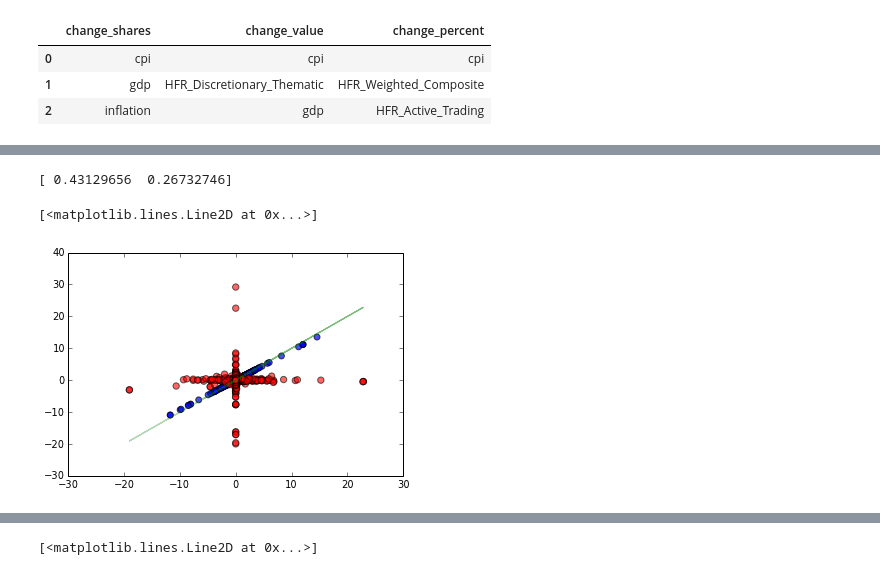
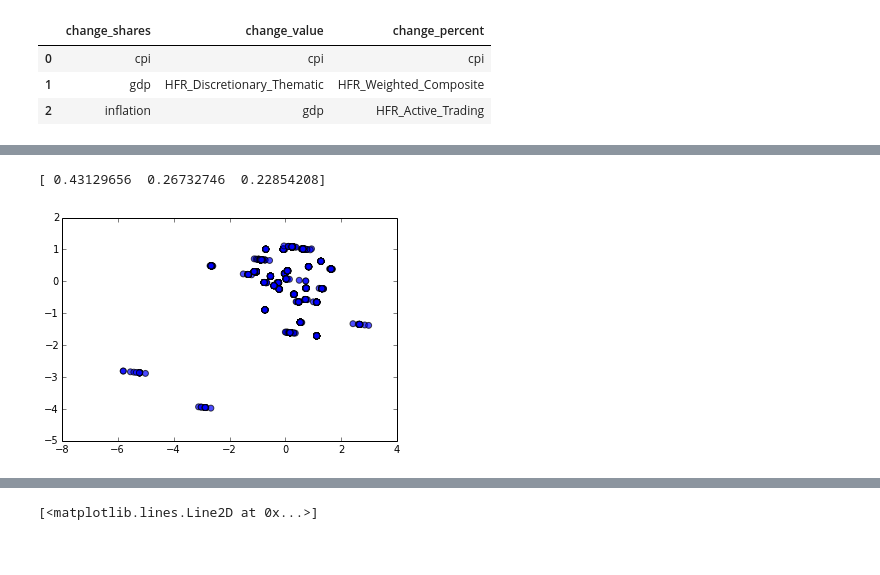
Before and after one commit to bfaviero/109proj, a Jupyter notebook: Introduction and Data Wrangling.ipynb, the cells around one changed output, grey strips where cells are left out. Cells and saved outputs as stored; diff of their text form; code cells hidden in the pictures.

```diff
--- a/Introduction and Data Wrangling.ipynb
+++ b/Introduction and Data Wrangling.ipynb
@@ -442,27 +440,21 @@ plt.scatter(X_HDn['change_shares'].values, X_HDn['change_price'].values,c='r')
 # %%
 # #now run pca analysis
 def pca_wrapper(df, indep_list, dep, num_components):
     pca = PCA(n_components=num_components)
     X_HD=df[indep_list + [dep]]
     X_HD = X_HD.fillna(0)
     X_HDn = X_HD.apply(lambda x: (x - x.mean())/x.std(), axis=0)
     X_vals= np.nan_to_num(X_HDn.values)
     X = pca.fit_transform(X_vals)
-    plt.scatter(X[:, 0], X[:, 1])
     print pca.explained_variance_ratio_
+    X_E = pca.fit_transform(X_vals)
+    X_reconstructed = pca.inverse_transform(X_E)
+    plt.scatter(X_reconstructed[:,0], X_reconstructed[:,1],c='b', s=35, alpha=0.7)
+#     plt.scatter(change_shares_std, change_price_std, s=40, c='r', alpha=0.6)
+#     plt.plot(trains, predicted_train, c='g', alpha=0.3)
+#     plt.plot(tests, predicted_test, c='g', alpha=0.3)
 
-#
-pca_wrapper(smaller_frame, ['cpi', 'gdp', 'inflation'], 'change_shares', 2)
+pca_wrapper(smaller_frame, ['cpi', 'gdp', 'inflation'], 'change_shares', 3)
 # %% [output]
-[ 0.43129656  0.26732746]
+[ 0.43129656  0.26732746  0.22854208]
+[figure, added]
-# %%
-pca1 = PCA(n_components=1) # only keep one dimension!
-X_E = pca1.fit_transform(X_vals)
-X_reconstructed = pca1.inverse_transform(X_E)
-plt.scatter(X_reconstructed[:,0], X_reconstructed[:,1],c='b', s=35, alpha=0.7)
-plt.scatter(change_shares_std, change_price_std, s=40, c='r', alpha=0.6)
-plt.plot(trains, predicted_train, c='g', alpha=0.3)
-plt.plot(tests, predicted_test, c='g', alpha=0.3)
-# %% [output]
-[<matplotlib.lines.Line2D at 0x...>]
-[figure, removed]
```
Also changed, not shown: parts of 3 cells of this notebook.
